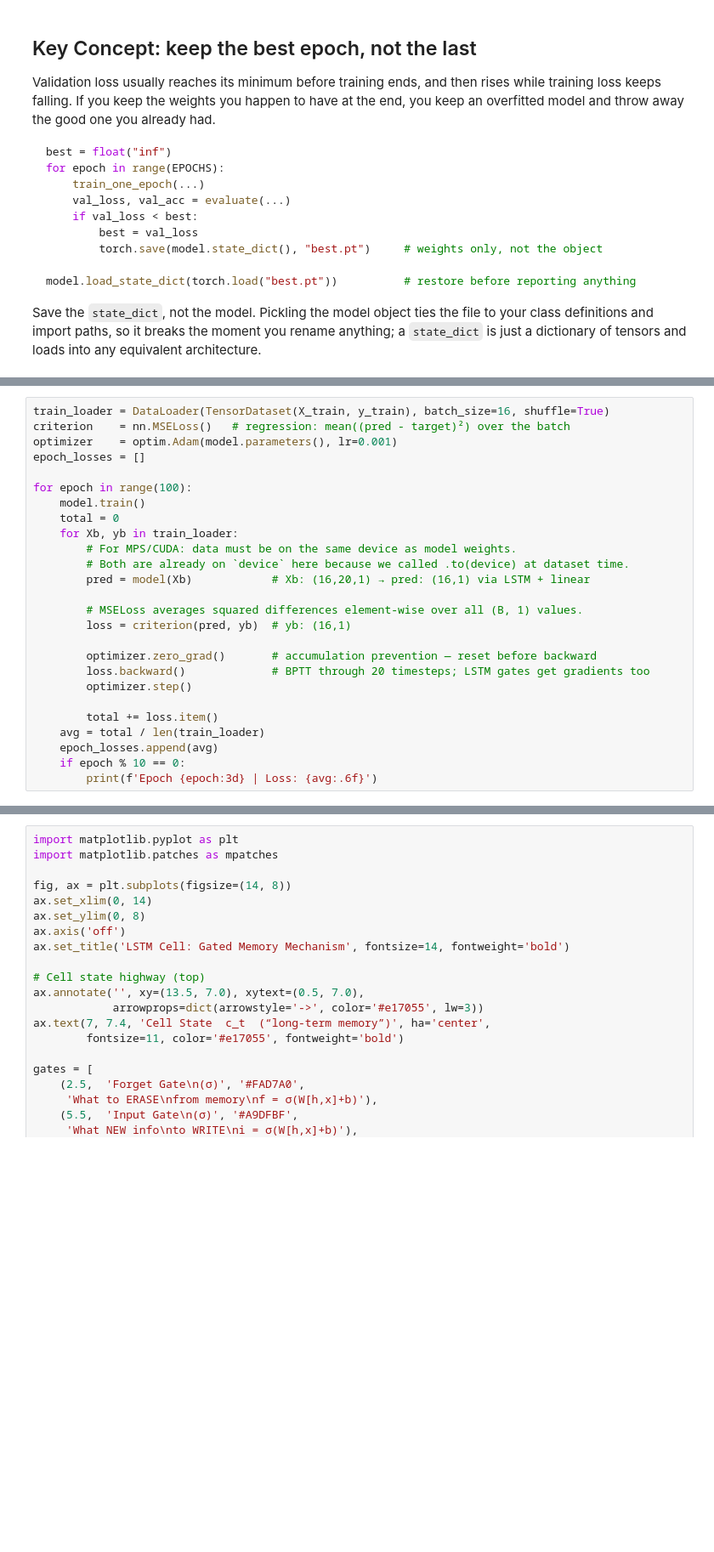
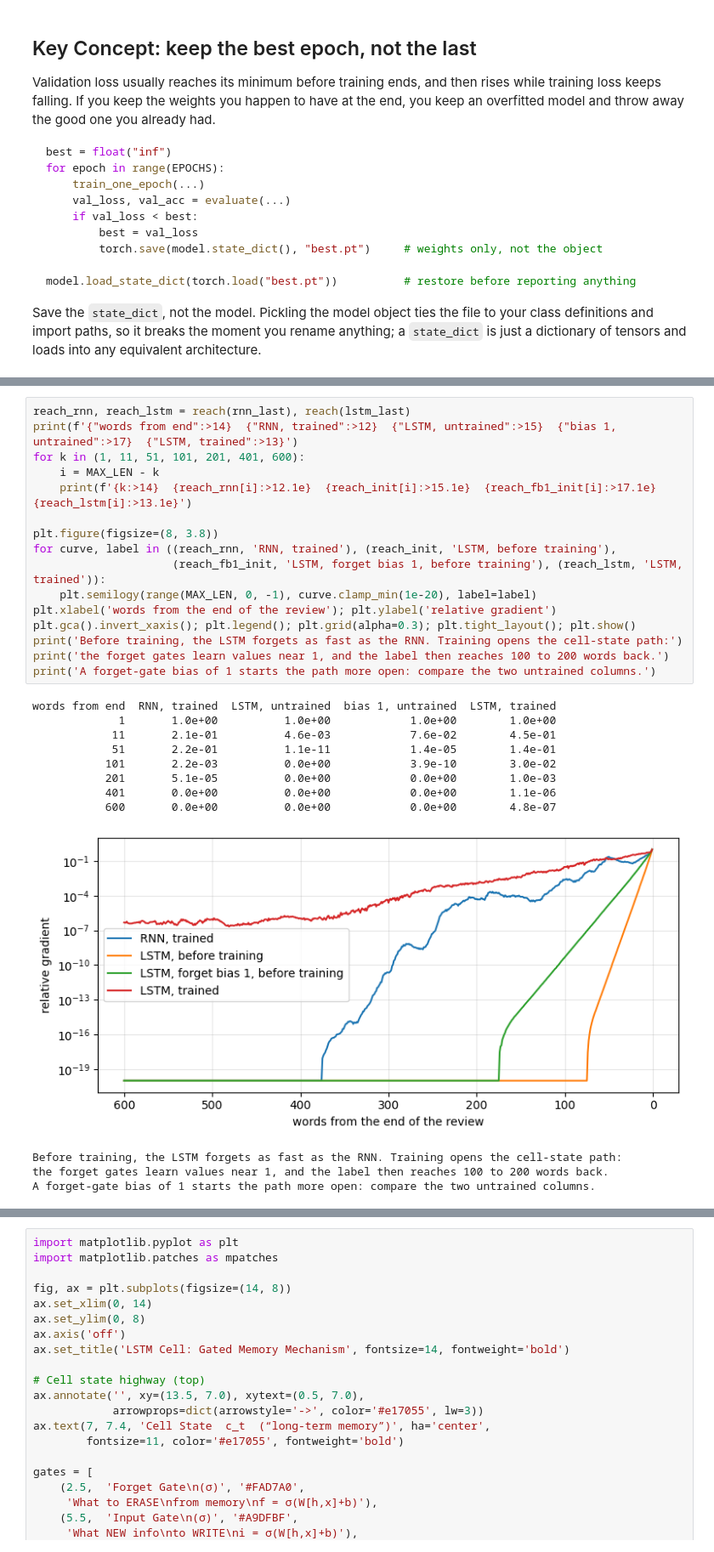
Before and after one commit to dcaponi/pytorch-nn-training, a Jupyter notebook: 05_lstm_pytorch/solution.ipynb, the cells around one changed output, grey strips where cells are left out. Shown at 85% size. Cells and saved outputs as stored; diff of their text form; blank space fills up the shorter version.

```diff
--- a/05_lstm_pytorch/solution.ipynb
+++ b/05_lstm_pytorch/solution.ipynb
@@ -285,26 +380,0 @@ class definitions and import paths, so it breaks the moment you rename anything;
-# %%
-train_loader = DataLoader(TensorDataset(X_train, y_train), batch_size=16, shuffle=True)
-criterion    = nn.MSELoss()   # regression: mean((pred - target)²) over the batch
-optimizer    = optim.Adam(model.parameters(), lr=0.001)
-epoch_losses = []
-
-for epoch in range(100):
-    model.train()
-    total = 0
-    for Xb, yb in train_loader:
-        # For MPS/CUDA: data must be on the same device as model weights.
-        # Both are already on `device` here because we called .to(device) at dataset time.
-        pred = model(Xb)            # Xb: (16,20,1) → pred: (16,1) via LSTM + linear
-
-        # MSELoss averages squared differences element-wise over all (B, 1) values.
-        loss = criterion(pred, yb)  # yb: (16,1)
-
-        optimizer.zero_grad()       # accumulation prevention — reset before backward
-        loss.backward()             # BPTT through 20 timesteps; LSTM gates get gradients too
-        optimizer.step()
-
-        total += loss.item()
-    avg = total / len(train_loader)
-    epoch_losses.append(avg)
-    if epoch % 10 == 0:
-        print(f'Epoch {epoch:3d} | Loss: {avg:.6f}')
@@ -331,0 +453,29 @@ Test MSE: 0.000001
+# %%
+reach_rnn, reach_lstm = reach(rnn_last), reach(lstm_last)
+print(f'{"words from end":>14}  {"RNN, trained":>12}  {"LSTM, untrained":>15}  {"bias 1, untrained":>17}  {"LSTM, trained":>13}')
+for k in (1, 11, 51, 101, 201, 401, 600):
+    i = MAX_LEN - k
+    print(f'{k:>14}  {reach_rnn[i]:>12.1e}  {reach_init[i]:>15.1e}  {reach_fb1_init[i]:>17.1e}  {reach_lstm[i]:>13.1e}')
+
+plt.figure(figsize=(8, 3.8))
+for curve, label in ((reach_rnn, 'RNN, trained'), (reach_init, 'LSTM, before training'),
+                     (reach_fb1_init, 'LSTM, forget bias 1, before training'), (reach_lstm, 'LSTM, trained')):
+    plt.semilogy(range(MAX_LEN, 0, -1), curve.clamp_min(1e-20), label=label)
+plt.xlabel('words from the end of the review'); plt.ylabel('relative gradient')
+plt.gca().invert_xaxis(); plt.legend(); plt.grid(alpha=0.3); plt.tight_layout(); plt.show()
+print('Before training, the LSTM forgets as fast as the RNN. Training opens the cell-state path:')
+print('the forget gates learn values near 1, and the label then reaches 100 to 200 words back.')
+print('A forget-gate bias of 1 starts the path more open: compare the two untrained columns.')
+# %% [output]
+words from end  RNN, trained  LSTM, untrained  bias 1, untrained  LSTM, trained
+             1       1.0e+00          1.0e+00            1.0e+00        1.0e+00
+            11       2.1e-01          4.6e-03            7.6e-02        4.5e-01
+            51       2.2e-01          1.1e-11            1.4e-05        1.4e-01
+           101       2.2e-03          0.0e+00            3.9e-10        3.0e-02
+           201       5.1e-05          0.0e+00            0.0e+00        1.0e-03
+           401       0.0e+00          0.0e+00            0.0e+00        1.1e-06
+           600       0.0e+00          0.0e+00            0.0e+00        4.8e-07
+[figure, added]
+Before training, the LSTM forgets as fast as the RNN. Training opens the cell-state path:
+the forget gates learn values near 1, and the label then reaches 100 to 200 words back.
+A forget-gate bias of 1 starts the path more open: compare the two untrained columns.
```
Also changed, not shown: parts of 38 cells of this notebook, 8 other files.
